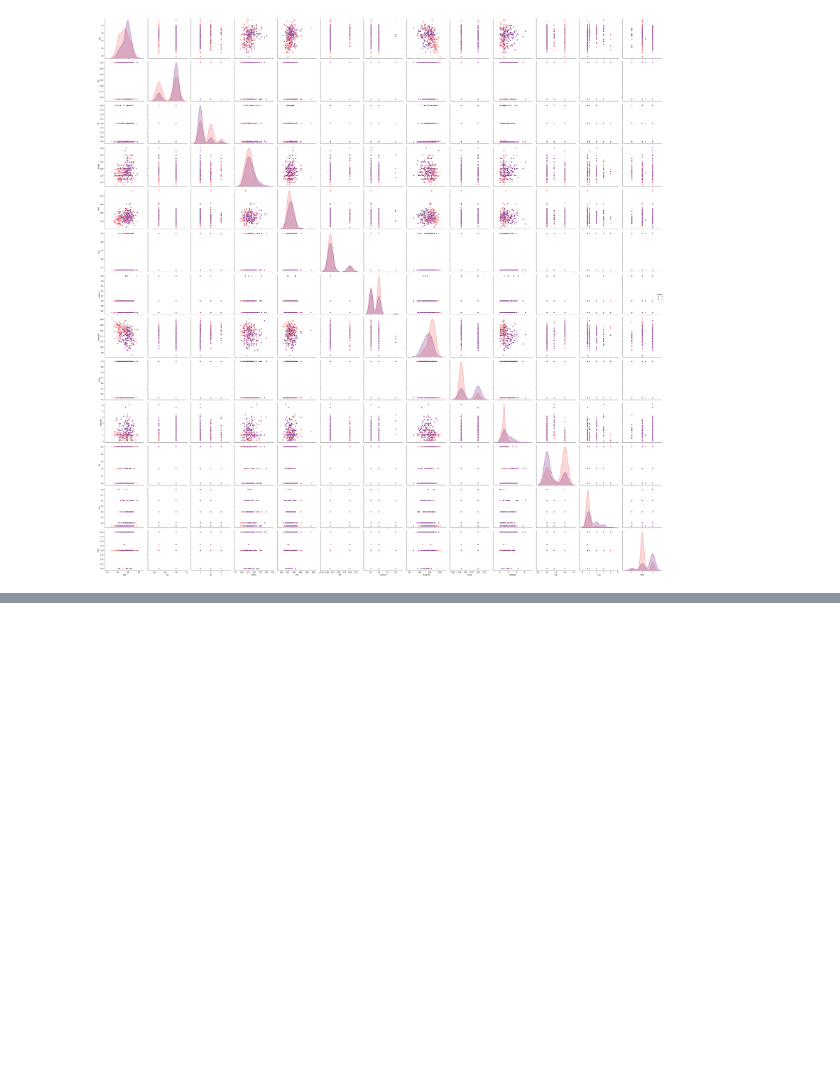
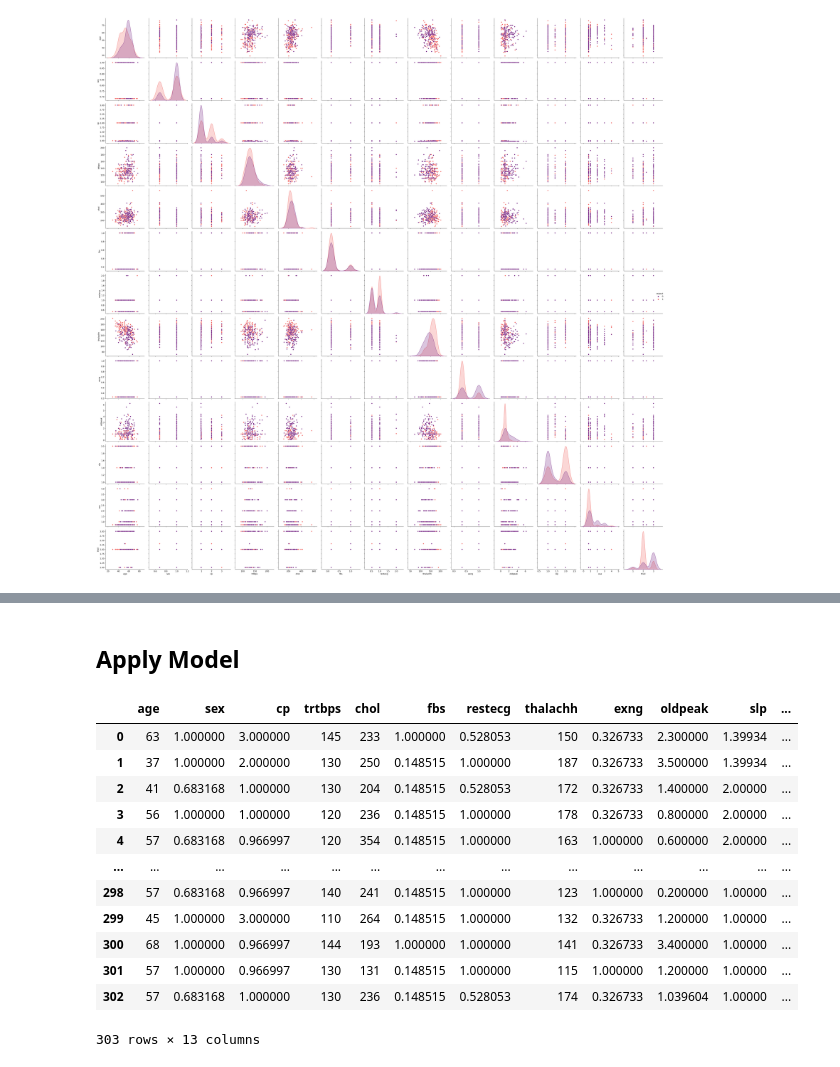
Before and after one commit to Jamal8302/heartdataset_datamining, a Jupyter notebook: heart_model.ipynb, the cells around one changed output, grey strips where cells are left out. Drawn from its saved outputs; the diff is of its cells as text; code cells hidden in the pictures; blank space fills up the shorter version.

```diff
--- a/heart_model.ipynb
+++ b/heart_model.ipynb
@@ -196,0 +197,23 @@ plt.tight_layout()
+# %% [markdown]
+## Apply Model
+# %%
+from sklearn.model_selection import train_test_split
+
+X = data1.drop('output', axis=1)
+y = data1['output']
+# %%
+X
+# %% [output]
+|  | age | sex | cp | trtbps | chol | fbs | restecg | thalachh | exng | oldpeak | slp | ... |
+| 0 | 63 | 1.000000 | 3.000000 | 145 | 233 | 1.000000 | 0.528053 | 150 | 0.326733 | 2.300000 | 1.39934 | ... |
+| 1 | 37 | 1.000000 | 2.000000 | 130 | 250 | 0.148515 | 1.000000 | 187 | 0.326733 | 3.500000 | 1.39934 | ... |
+| 2 | 41 | 0.683168 | 1.000000 | 130 | 204 | 0.148515 | 0.528053 | 172 | 0.326733 | 1.400000 | 2.00000 | ... |
+| 3 | 56 | 1.000000 | 1.000000 | 120 | 236 | 0.148515 | 1.000000 | 178 | 0.326733 | 0.800000 | 2.00000 | ... |
+| 4 | 57 | 0.683168 | 0.966997 | 120 | 354 | 0.148515 | 1.000000 | 163 | 1.000000 | 0.600000 | 2.00000 | ... |
+| ... | ... | ... | ... | ... | ... | ... | ... | ... | ... | ... | ... | ... |
+| 298 | 57 | 0.683168 | 0.966997 | 140 | 241 | 0.148515 | 1.000000 | 123 | 1.000000 | 0.200000 | 1.00000 | ... |
+| 299 | 45 | 1.000000 | 3.000000 | 110 | 264 | 0.148515 | 1.000000 | 132 | 0.326733 | 1.200000 | 1.00000 | ... |
+| 300 | 68 | 1.000000 | 0.966997 | 144 | 193 | 1.000000 | 1.000000 | 141 | 0.326733 | 3.400000 | 1.00000 | ... |
+| 301 | 57 | 1.000000 | 0.966997 | 130 | 131 | 0.148515 | 1.000000 | 115 | 1.000000 | 1.200000 | 1.00000 | ... |
+| 302 | 57 | 0.683168 | 1.000000 | 130 | 236 | 0.148515 | 0.528053 | 174 | 0.326733 | 1.039604 | 1.00000 | ... |
+303 rows × 13 columns
```
Also changed, not shown: parts of 56 cells of this notebook.
